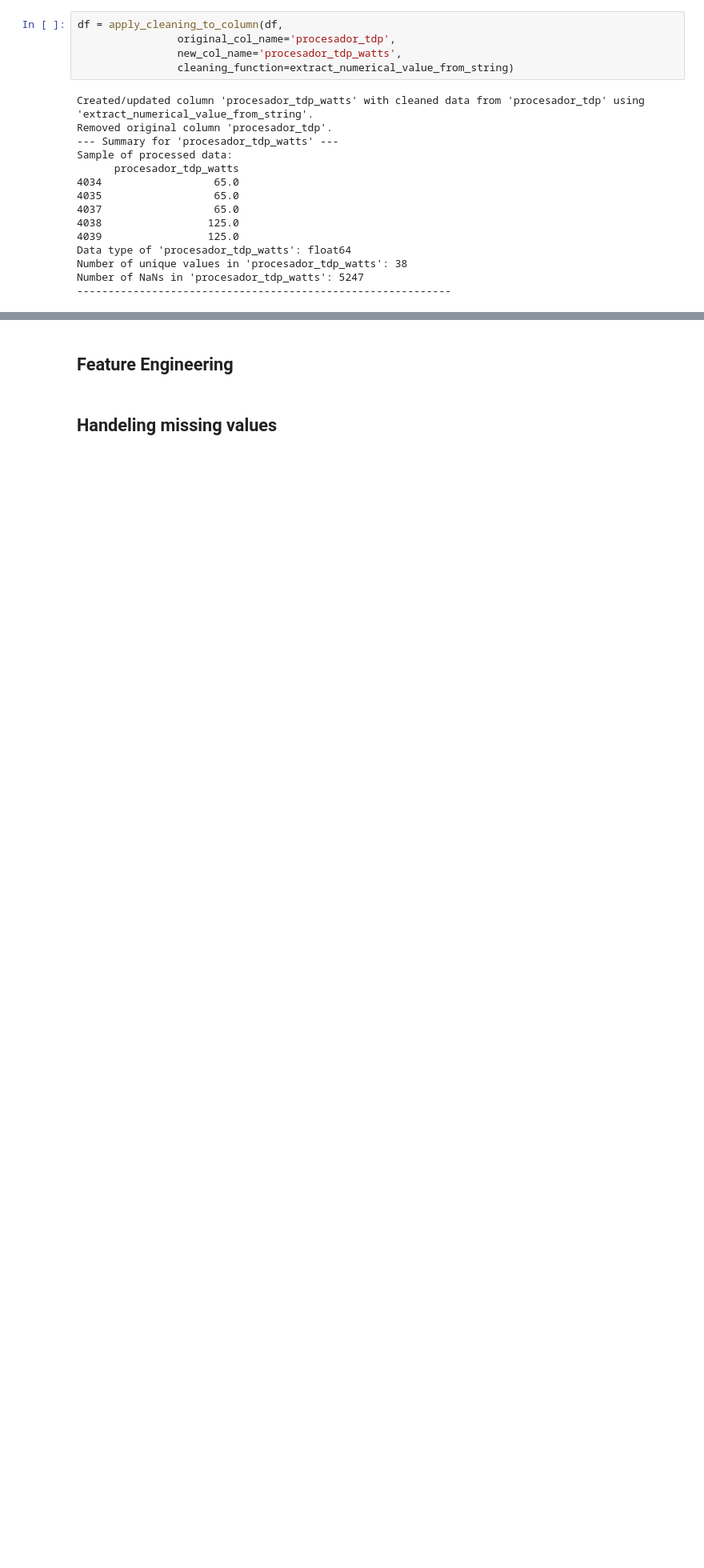
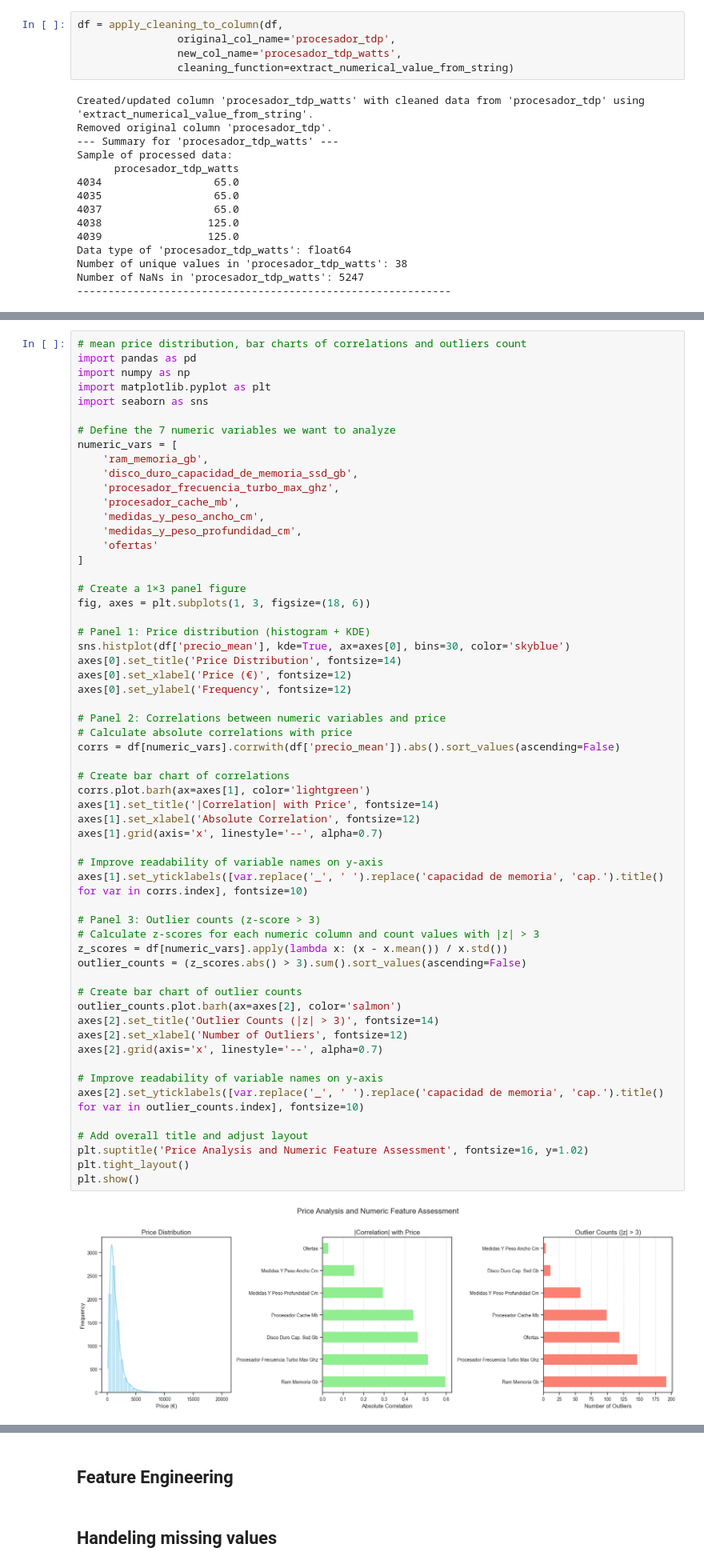
Before and after one commit to oholmess/PcPartPicker3000, a Jupyter notebook: assignment/EDA.ipynb, the cells around one changed output, grey strips where cells are left out. Shown at 80% size. Cells and saved outputs as stored; diff of their text form; blank space fills up the shorter version.

```diff
--- a/assignment/EDA.ipynb
+++ b/assignment/EDA.ipynb
@@ -1408,0 +1635,60 @@ Number of NaNs in 'procesador_tdp_watts': 5247
+# %%
+# mean price distribution, bar charts of correlations and outliers count
+import pandas as pd
+import numpy as np
+import matplotlib.pyplot as plt
+import seaborn as sns
+
+# Define the 7 numeric variables we want to analyze
+numeric_vars = [
+    'ram_memoria_gb',
+    'disco_duro_capacidad_de_memoria_ssd_gb',
+    'procesador_frecuencia_turbo_max_ghz',
+    'procesador_cache_mb',
+    'medidas_y_peso_ancho_cm',
+    'medidas_y_peso_profundidad_cm',
+    'ofertas'
+]
+
+# Create a 1×3 panel figure
+fig, axes = plt.subplots(1, 3, figsize=(18, 6))
+
+# Panel 1: Price distribution (histogram + KDE)
+sns.histplot(df['precio_mean'], kde=True, ax=axes[0], bins=30, color='skyblue')
+axes[0].set_title('Price Distribution', fontsize=14)
+axes[0].set_xlabel('Price (€)', fontsize=12)
+axes[0].set_ylabel('Frequency', fontsize=12)
+
+# Panel 2: Correlations between numeric variables and price
+# Calculate absolute correlations with price
+corrs = df[numeric_vars].corrwith(df['precio_mean']).abs().sort_values(ascending=False)
+
+# Create bar chart of correlations
+corrs.plot.barh(ax=axes[1], color='lightgreen')
+axes[1].set_title('|Correlation| with Price', fontsize=14)
+axes[1].set_xlabel('Absolute Correlation', fontsize=12)
+axes[1].grid(axis='x', linestyle='--', alpha=0.7)
+
+# Improve readability of variable names on y-axis
+axes[1].set_yticklabels([var.replace('_', ' ').replace('capacidad de memoria', 'cap.').title() for var in corrs.index], fontsize=10)
+
+# Panel 3: Outlier counts (z-score > 3)
+# Calculate z-scores for each numeric column and count values with |z| > 3
+z_scores = df[numeric_vars].apply(lambda x: (x - x.mean()) / x.std())
+outlier_counts = (z_scores.abs() > 3).sum().sort_values(ascending=False)
+
+# Create bar chart of outlier counts
+outlier_counts.plot.barh(ax=axes[2], color='salmon')
+axes[2].set_title('Outlier Counts (|z| > 3)', fontsize=14)
+axes[2].set_xlabel('Number of Outliers', fontsize=12)
+axes[2].grid(axis='x', linestyle='--', alpha=0.7)
+
+# Improve readability of variable names on y-axis
+axes[2].set_yticklabels([var.replace('_', ' ').replace('capacidad de memoria', 'cap.').title() for var in outlier_counts.index], fontsize=10)
+
+# Add overall title and adjust layout
+plt.suptitle('Price Analysis and Numeric Feature Assessment', fontsize=16, y=1.02)
+plt.tight_layout()
+plt.show()
+# %% [output]
+[figure, added]
```
Also changed, not shown: parts of 8 cells of this notebook.
